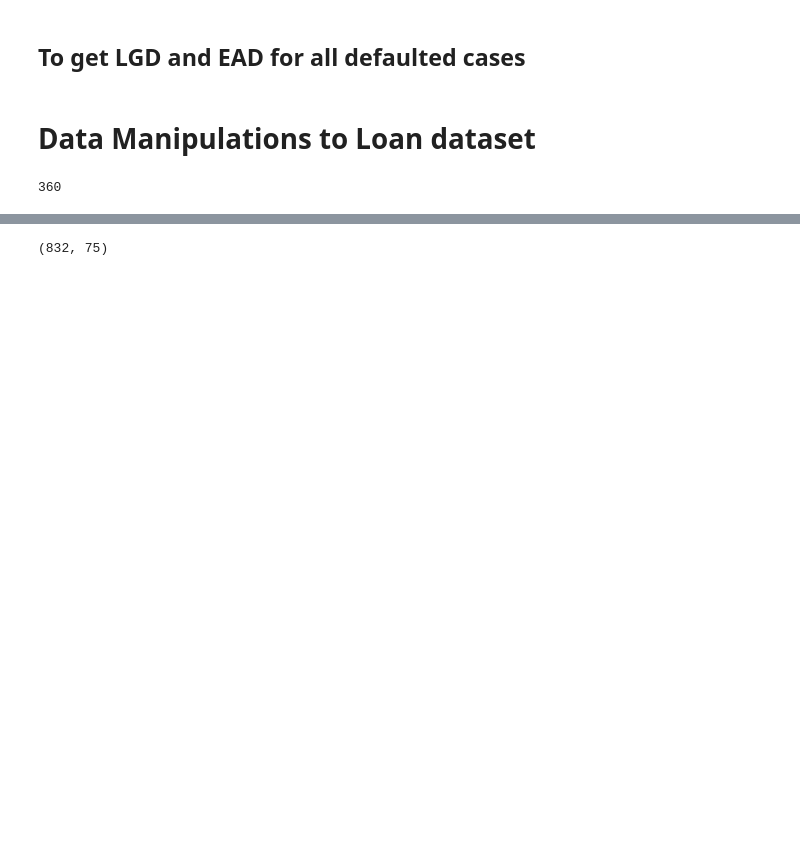
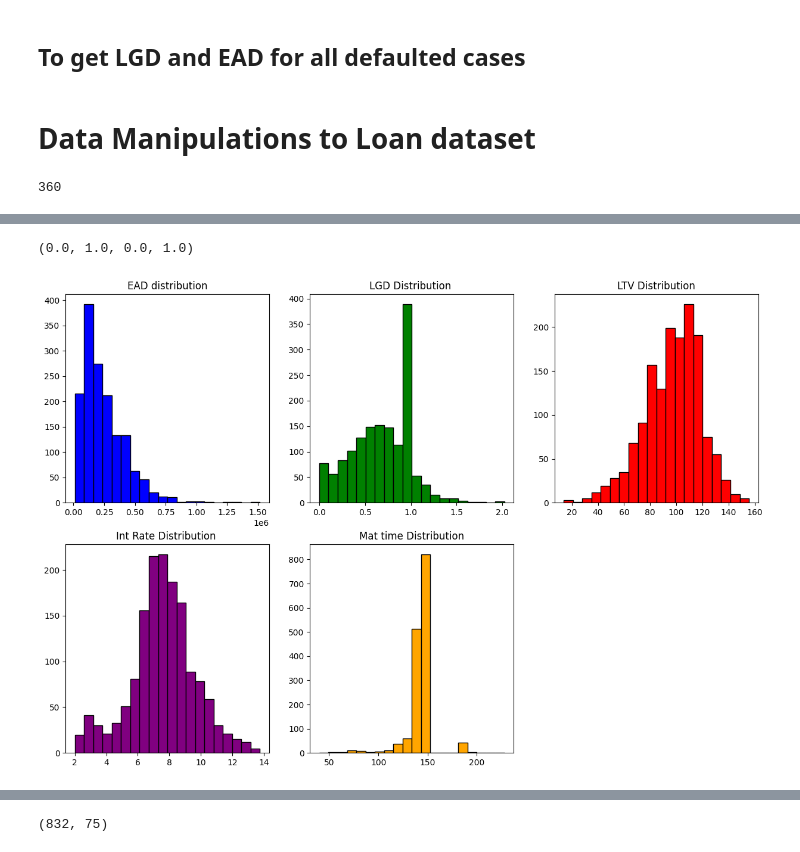
Before and after one commit to prashant65/LGD_Survival, a Jupyter notebook: LGD_Survival .ipynb, the cells around one changed output, grey strips where cells are left out. Saved outputs shown, nothing was run; the diff lists cells and outputs as text; code cells hidden in the pictures; blank space fills up the shorter version.

```diff
--- a/LGD_Survival .ipynb
+++ b/LGD_Survival .ipynb
@@ -214,0 +219,23 @@ axs[3].set_title('QQ Plot for Tesla high to low')
+# %%
+# Trend Analysis on selected variables using Line charts
+fig, axes = plt.subplots(2, 3, figsize=(15, 10))
+
+axes[0, 0].hist(dd_lgd_ead_p['EAD'], bins=20, color='blue', edgecolor='black')
+axes[0, 0].set_title('EAD distribution')
+
+axes[0, 1].hist(dd_lgd_ead_p['LGD'], bins=20, color='green', edgecolor='black')
+axes[0, 1].set_title('LGD Distribution ')
+
+axes[0, 2].hist(dd_lgd_ead_p['LTV_time'], bins=20, color='red', edgecolor='black')
+axes[0, 2].set_title('LTV Distribution')
+
+axes[1, 0].hist(dd_lgd_ead_p['int_rate_time'], bins=20, color='purple', edgecolor='black')
+axes[1, 0].set_title('Int Rate Distribution ')
+
+axes[1, 1].hist(dd_lgd_ead_p['mat_time'], bins=20, color='orange', edgecolor='black')
+axes[1, 1].set_title('Mat time Distribution')
+
+axes[1,2].axis('off')
+# %% [output]
+(0.0, 1.0, 0.0, 1.0)
+[figure, added]
```
Also changed, not shown: parts of 60 cells of this notebook.
